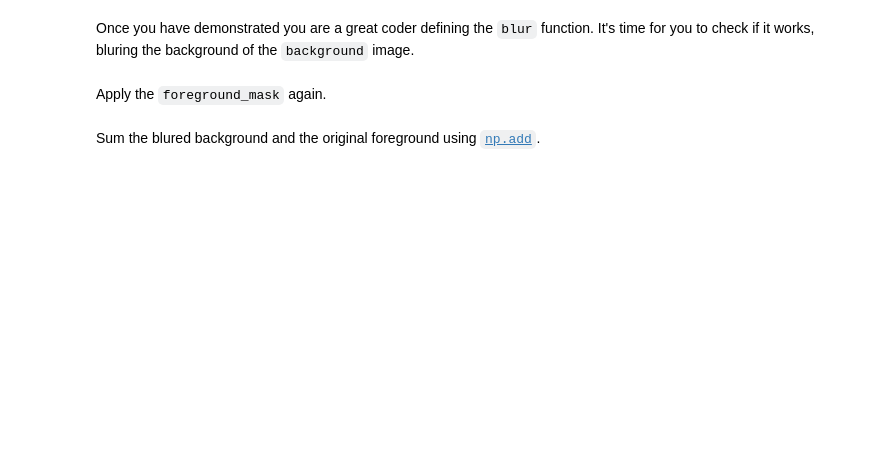
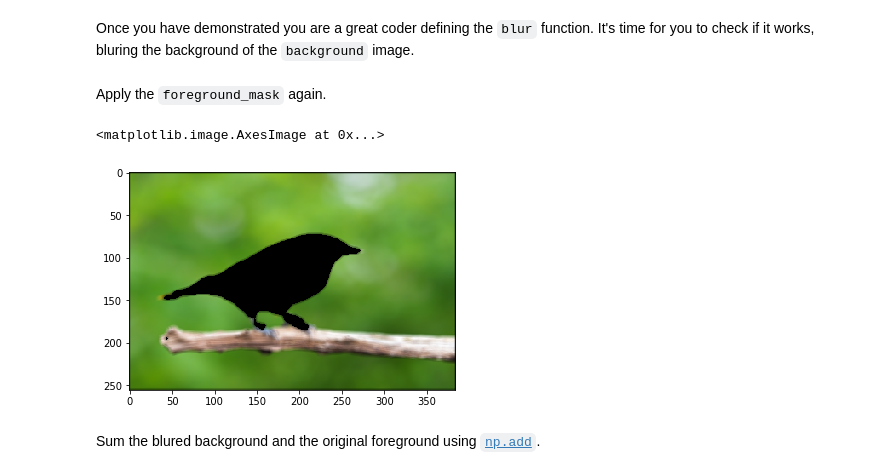
Before and after one commit to blancalluch/ImageSegmentation, a Jupyter notebook: main.ipynb, the cells around one changed output. Cells and saved outputs as stored; diff of their text form; code cells hidden in the pictures; blank space fills up the shorter version.

```diff
--- a/main.ipynb
+++ b/main.ipynb
@@ -327,2 +324,7 @@ Apply the `foreground_mask` again.
+# %%
+plt.imshow(blurred_bg)
+# %% [output]
+<matplotlib.image.AxesImage at 0x...>
+[figure, added]
 # %% [markdown]
 Sum the blured background and the original foreground using [`np.add`](https://numpy.org/doc/1.18/reference/generated/numpy.add.html).
```
Also changed, not shown: parts of 20 cells of this notebook, 1 other file.
